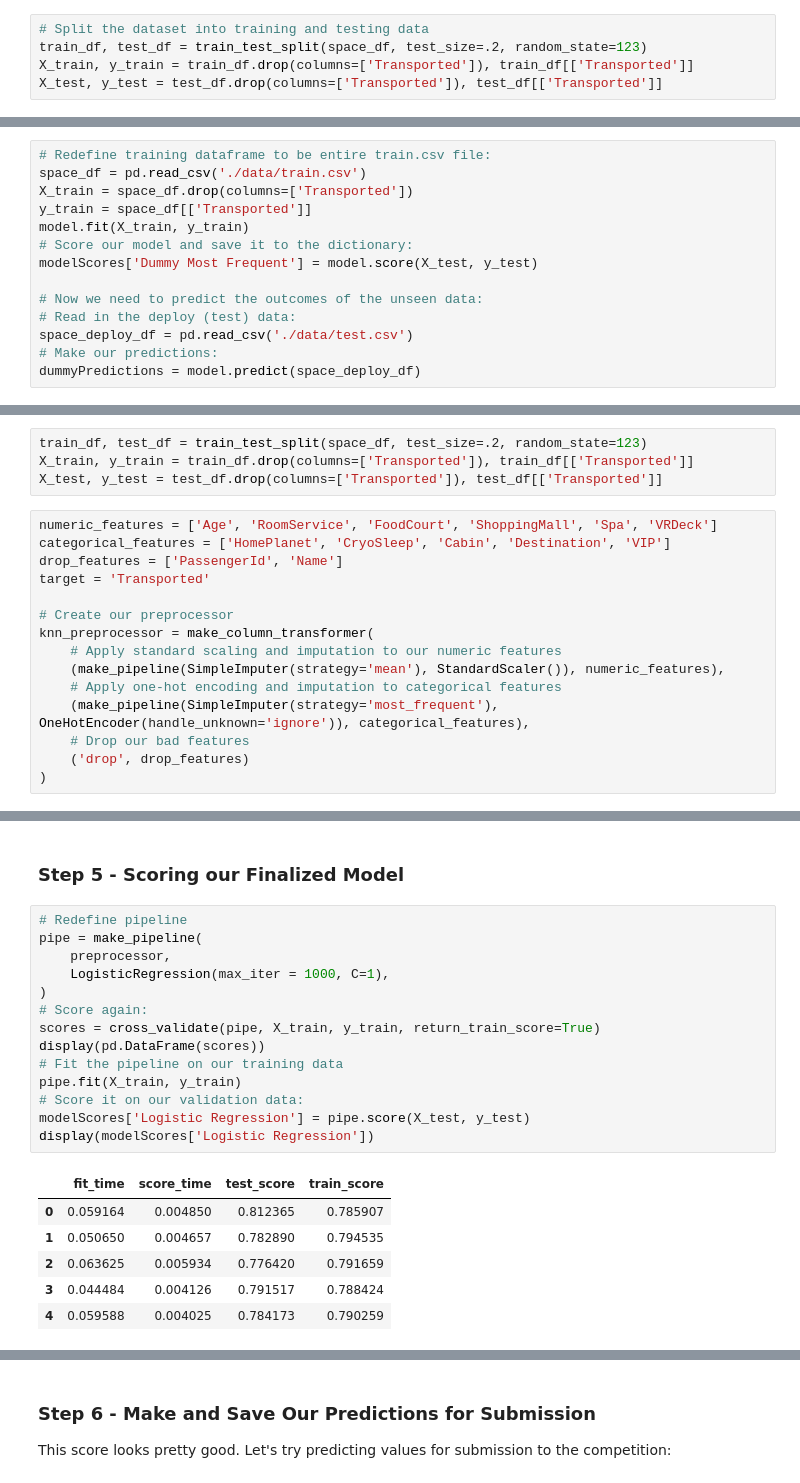
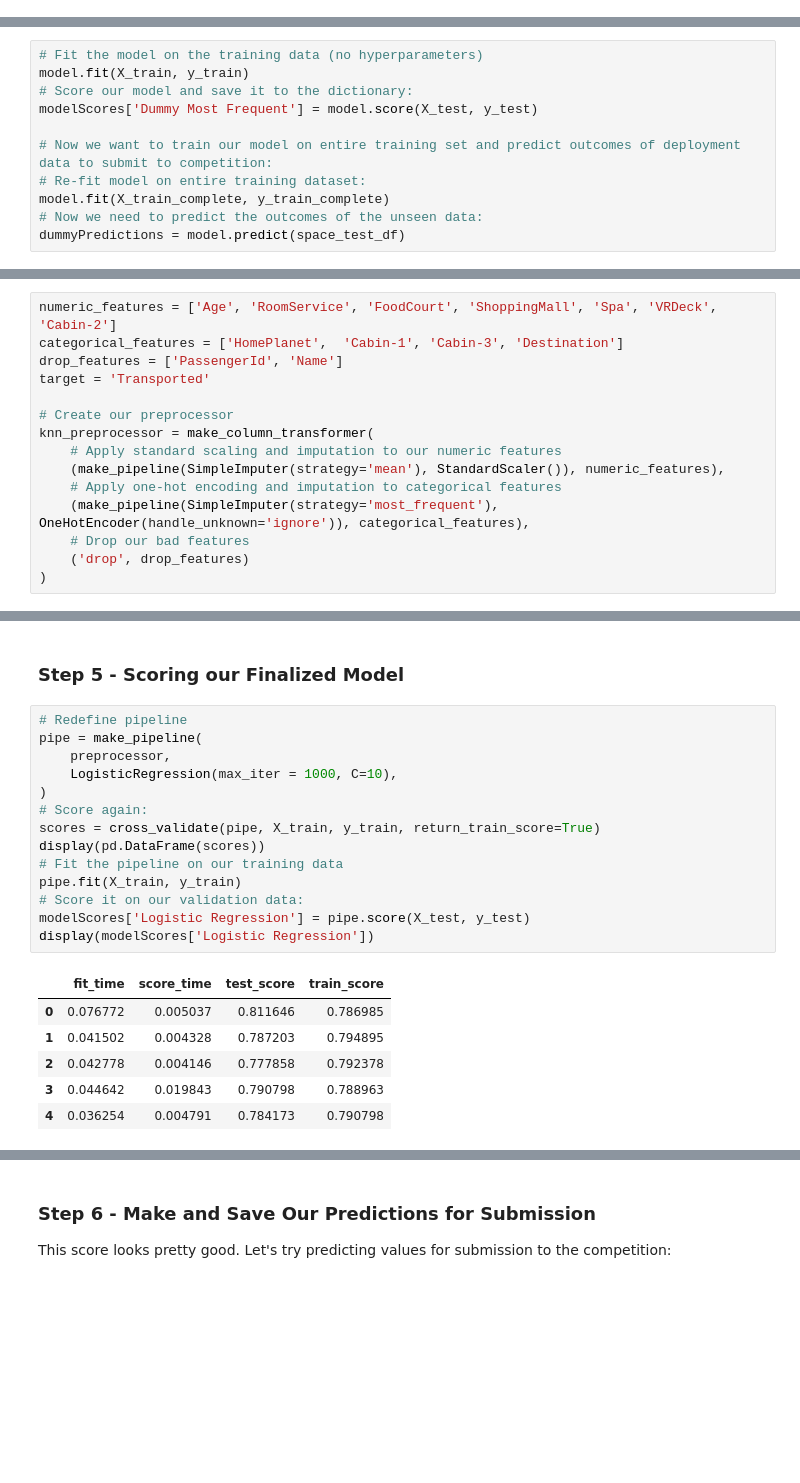
Before and after one commit to aaron-bruner/ECE-4420-Project, a Jupyter notebook: master-ece4420.ipynb, the cells around one changed output, grey strips where cells are left out. Cells and saved outputs as stored; diff of their text form; blank space fills up the shorter version.

```diff
--- a/master-ece4420.ipynb
+++ b/master-ece4420.ipynb
@@ -37,8 +94,3 @@ Split the data into training and testing sets
-# %%
-# Split the dataset into training and testing data
-train_df, test_df = train_test_split(space_df, test_size=.2, random_state=123)
-X_train, y_train = train_df.drop(columns=['Transported']), train_df[['Transported']]
-X_test, y_test = test_df.drop(columns=['Transported']), test_df[['Transported']]
 # %% [markdown]
 Perform cross validation to get an idea of what our Dummy classifier can do
 # %%
@@ -54,19 +106,16 @@ pd.DataFrame(cross_validate(model, X_train, y_train, cv=5, return_train_score=Tr
 # %% [markdown]
 Fit our model to training data and predict the outcome:
 # %%
-# Redefine training dataframe to be entire train.csv file:
-space_df = pd.read_csv('./data/train.csv')
-X_train = space_df.drop(columns=['Transported'])
-y_train = space_df[['Transported']]
+# Fit the model on the training data (no hyperparameters)
 model.fit(X_train, y_train)
 # Score our model and save it to the dictionary:
 modelScores['Dummy Most Frequent'] = model.score(X_test, y_test)
 
+# Now we want to train our model on entire training set and predict outcomes of deployment data to submit to competition:
+# Re-fit model on entire training dataset:
+model.fit(X_train_complete, y_train_complete)
 # Now we need to predict the outcomes of the unseen data:
-# Read in the deploy (test) data:
-space_deploy_df = pd.read_csv('./data/test.csv')
-# Make our predictions:
-dummyPredictions = model.predict(space_deploy_df)
+dummyPredictions = model.predict(space_test_df)
 # %% [markdown]
 Save our predictions to a csv file:
 # %%
@@ -88,10 +134,6 @@ spaceTest = pd.read_csv('./data/test.csv')
-# %%
-train_df, test_df = train_test_split(space_df, test_size=.2, random_state=123)
-X_train, y_train = train_df.drop(columns=['Transported']), train_df[['Transported']]
-X_test, y_test = test_df.drop(columns=['Transported']), test_df[['Transported']]
 # %%
-numeric_features = ['Age', 'RoomService', 'FoodCourt', 'ShoppingMall', 'Spa', 'VRDeck']
-categorical_features = ['HomePlanet', 'CryoSleep', 'Cabin', 'Destination', 'VIP']
+numeric_features = ['Age', 'RoomService', 'FoodCourt', 'ShoppingMall', 'Spa', 'VRDeck', 'Cabin-2']
+categorical_features = ['HomePlanet',  'Cabin-1', 'Cabin-3', 'Destination']
 drop_features = ['PassengerId', 'Name']
 target = 'Transported'
 
@@ -393,21 +384,21 @@ Now we know to set C = 1 for our hyperparameter. Let's try this in our model: (n
 # %%
 # Redefine pipeline
 pipe = make_pipeline(
     preprocessor,
-    LogisticRegression(max_iter = 1000, C=1),
+    LogisticRegression(max_iter = 1000, C=10),
 )
 # Score again:
 scores = cross_validate(pipe, X_train, y_train, return_train_score=True)
 display(pd.DataFrame(scores))
 # Fit the pipeline on our training data
 pipe.fit(X_train, y_train)
 # Score it on our validation data:
 modelScores['Logistic Regression'] = pipe.score(X_test, y_test)
 display(modelScores['Logistic Regression'])
 # %% [output]
 |  | fit_time | score_time | test_score | train_score |
-| 0 | 0.059164 | 0.004850 | 0.812365 | 0.785907 |
-| 1 | 0.050650 | 0.004657 | 0.782890 | 0.794535 |
-| 2 | 0.063625 | 0.005934 | 0.776420 | 0.791659 |
-| 3 | 0.044484 | 0.004126 | 0.791517 | 0.788424 |
-| 4 | 0.059588 | 0.004025 | 0.784173 | 0.790259 |
+| 0 | 0.076772 | 0.005037 | 0.811646 | 0.786985 |
+| 1 | 0.041502 | 0.004328 | 0.787203 | 0.794895 |
+| 2 | 0.042778 | 0.004146 | 0.777858 | 0.792378 |
+| 3 | 0.044642 | 0.019843 | 0.790798 | 0.788963 |
+| 4 | 0.036254 | 0.004791 | 0.784173 | 0.790798 |
```
Also changed, not shown: parts of 30 cells of this notebook, 6 other files.
